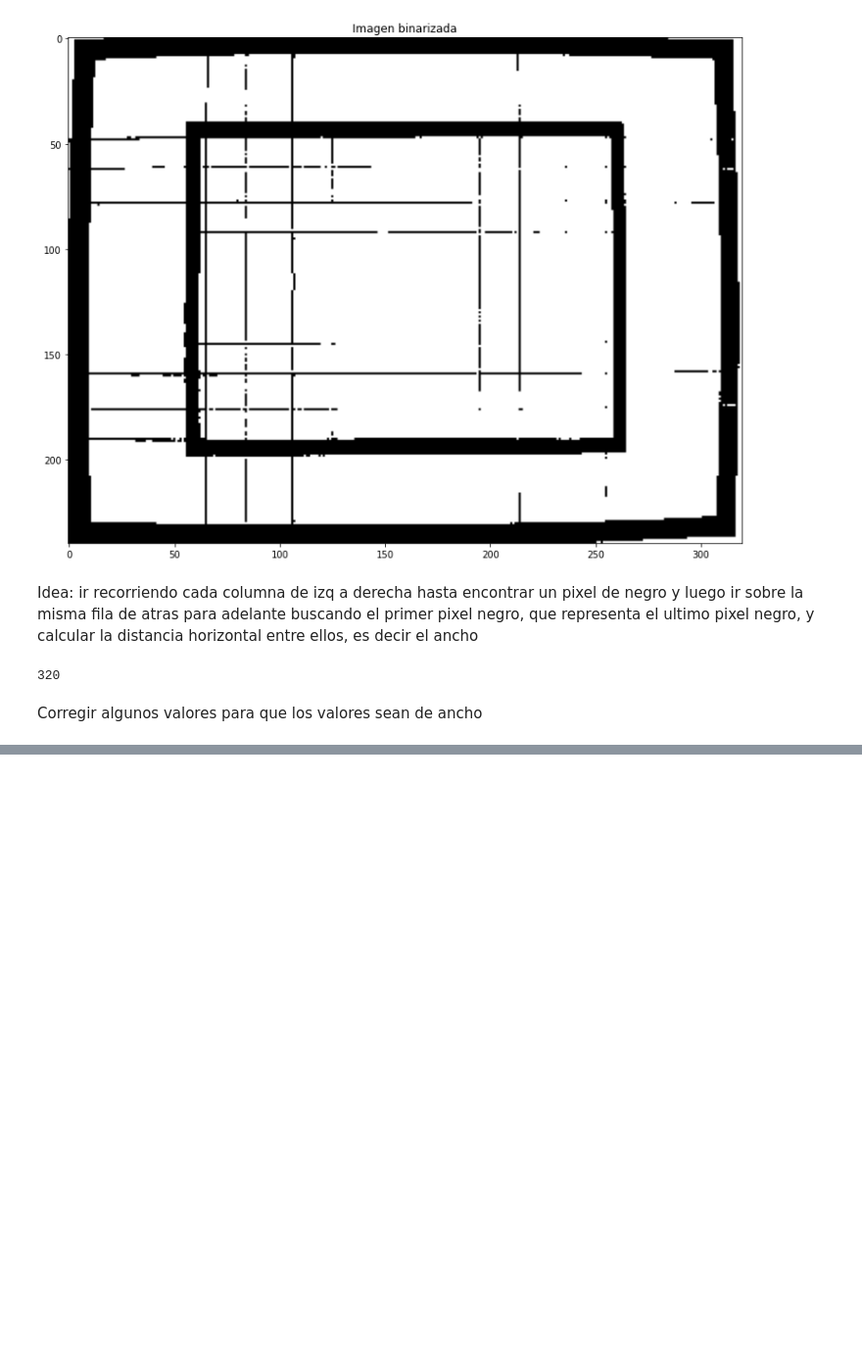
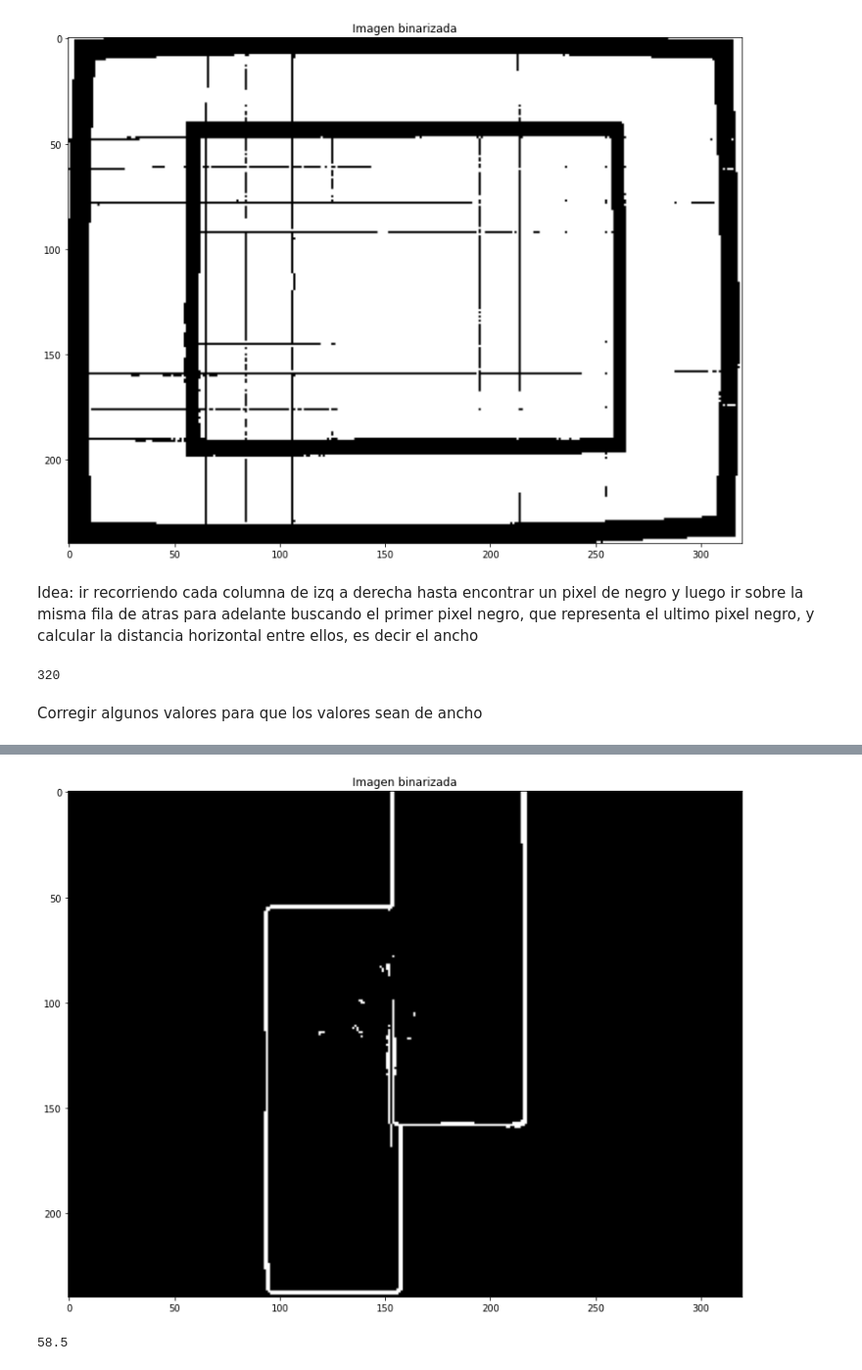
Before and after one commit to ChristopherMoralesA/Tarea-1-Visi-n, a Jupyter notebook: Tarea1.ipynb, the cells around one changed output, grey strips where cells are left out. Shown: that part at 98% size. Saved outputs shown, nothing was run; the diff lists cells and outputs as text; code cells hidden in the pictures; blank space fills up the shorter version.

```diff
--- a/Tarea1.ipynb
+++ b/Tarea1.ipynb
@@ -127,0 +128,6 @@ size_obj(binary_str,108)
+# %%
+def binarize(image,thresh=0):
+    if thresh==0:
+        thresh = threshold_otsu(image)
+    binary = image > thresh
+    return binary
@@ -127,0 +143,13 @@ size_obj(binary_str,108)
+# %%
+VER_bin_sob = binarize(sobel(IMG_VER))
+plt.figure(figsize=(15,10))
+plt.title("Imagen binarizada")
+plt.imshow(VER_bin_sob, cmap='gray')
+plt.show()
+# %% [output]
+[figure, added]
+# %%
+size_VER = size_obj(VER_bin_sob,118)
+print(size_VER)
+# %% [output]
+58.5
```
Also changed, not shown: parts of 10 cells of this notebook, 6 other files.
